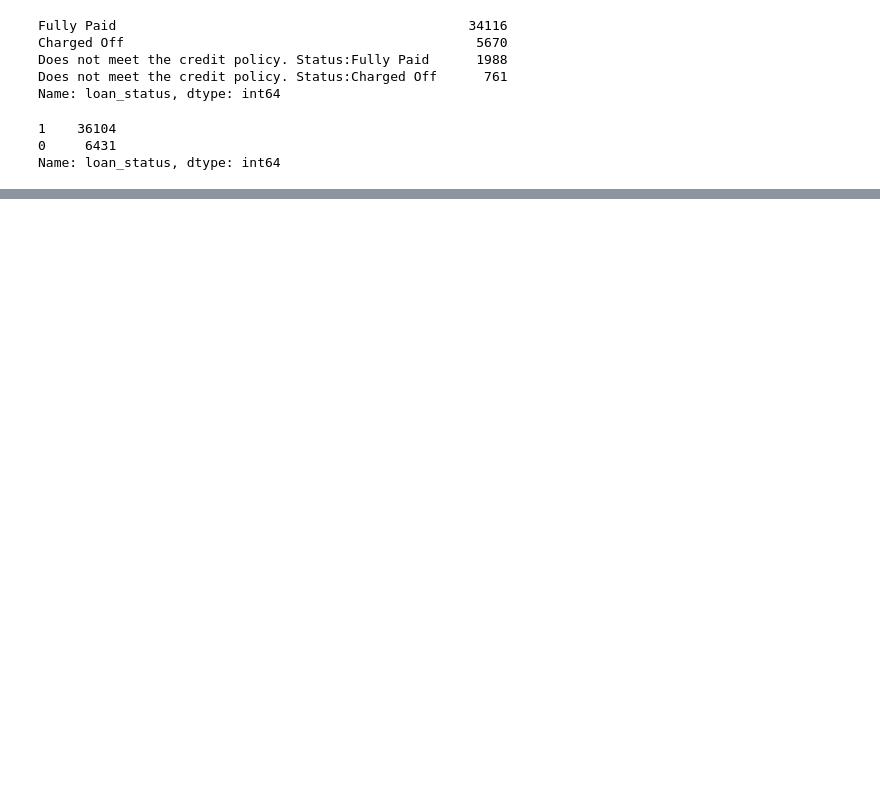
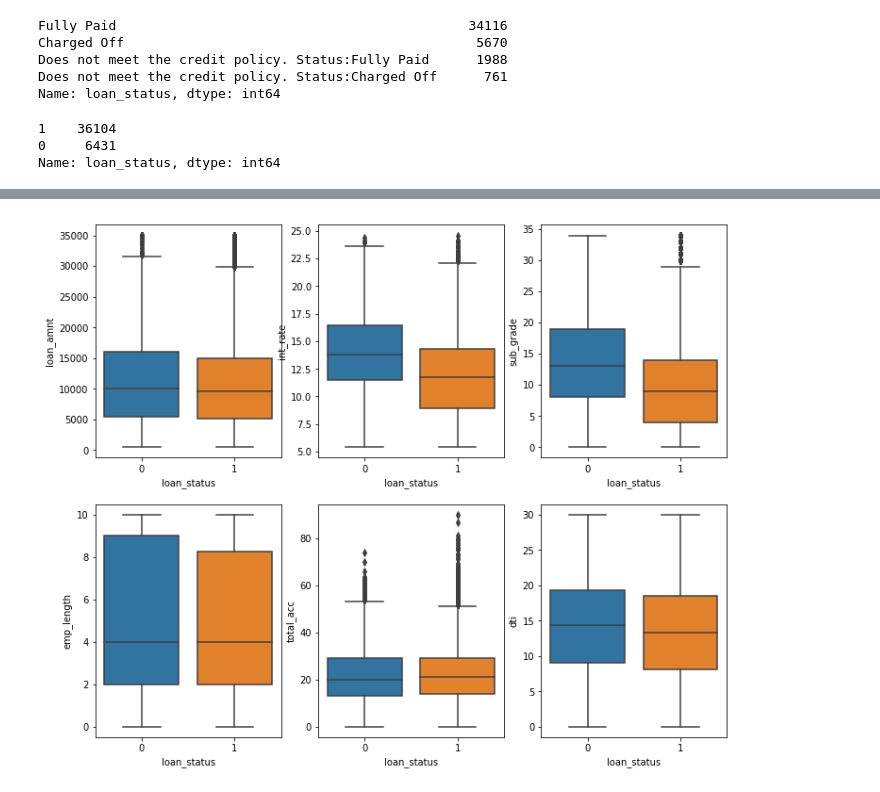
Before and after one commit to phuong84/scripts, a Jupyter notebook: loan_prediction.ipynb, the cells around one changed output, grey strips where cells are left out. Saved outputs shown, nothing was run; the diff lists cells and outputs as text; code cells hidden in the pictures; blank space fills up the shorter version.

```diff
--- a/loan_prediction.ipynb
+++ b/loan_prediction.ipynb
@@ -149,0 +191,7 @@ Name: loan_status, dtype: int64
+# %%
+fig,axes = plt.subplots(2,3, figsize = (12,10))
+plt_list = ["loan_amnt","int_rate","sub_grade","emp_length","total_acc","dti"]
+for i,t in enumerate(plt_list):
+  sns.boxplot(y = t, x = "loan_status", data= loan, ax = axes[i//3, i%3])
+# %% [output]
+[figure, added]
```
Also changed, not shown: parts of 17 cells of this notebook.
